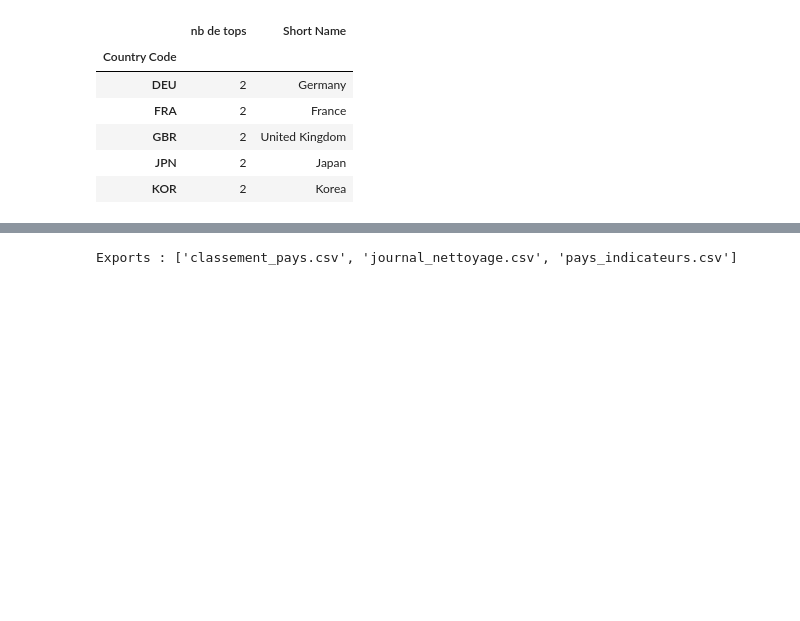
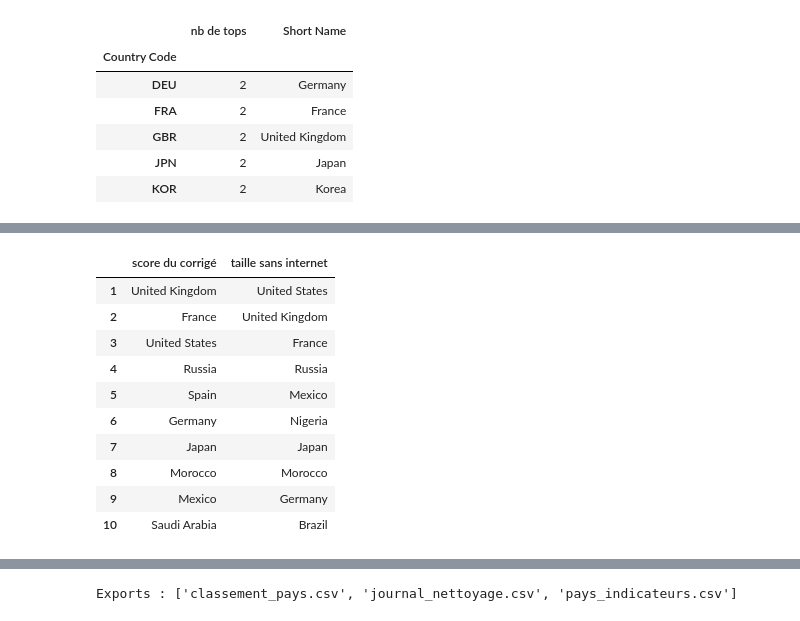
Before and after one commit to gwils28/Mentoring_OC, a Jupyter notebook: Data-Engineer/P01-analyse-systemes-educatifs/notebooks/projet_edstats_corrige.ipynb, the cells around one changed output, grey strips where cells are left out. Cells and saved outputs as stored; diff of their text form; code cells hidden in the pictures; blank space fills up the shorter version.

```diff
--- a/Data-Engineer/P01-analyse-systemes-educatifs/notebooks/projet_edstats_corrige.ipynb
+++ b/Data-Engineer/P01-analyse-systemes-educatifs/notebooks/projet_edstats_corrige.ipynb
@@ -959,0 +988,20 @@ dépend surtout de nos poids : il faut le présenter comme tel.
+# %%
+variante = criteres_complets.assign(marche_connecte=pays_indicateurs_final.loc[criteres_complets.index, "Population 15-24 ans"])
+top_variante = percentile_score(variante, POIDS).nlargest(10).index
+comparaison = pd.DataFrame({
+    "score du corrigé": classement.head(10)["Short Name"].tolist(),
+    "taille sans internet": noms_pays[top_variante].tolist(),
+}, index=range(1, 11))
+comparaison
+# %% [output]
+|  | score du corrigé | taille sans internet |
+| 1 | United Kingdom | United States |
+| 2 | France | United Kingdom |
+| 3 | United States | France |
+| 4 | Russia | Russia |
+| 5 | Spain | Mexico |
+| 6 | Germany | Nigeria |
+| 7 | Japan | Japan |
+| 8 | Morocco | Morocco |
+| 9 | Mexico | Germany |
+| 10 | Saudi Arabia | Brazil |
```
Also changed, not shown: parts of 18 cells of this notebook, 5 other files.
